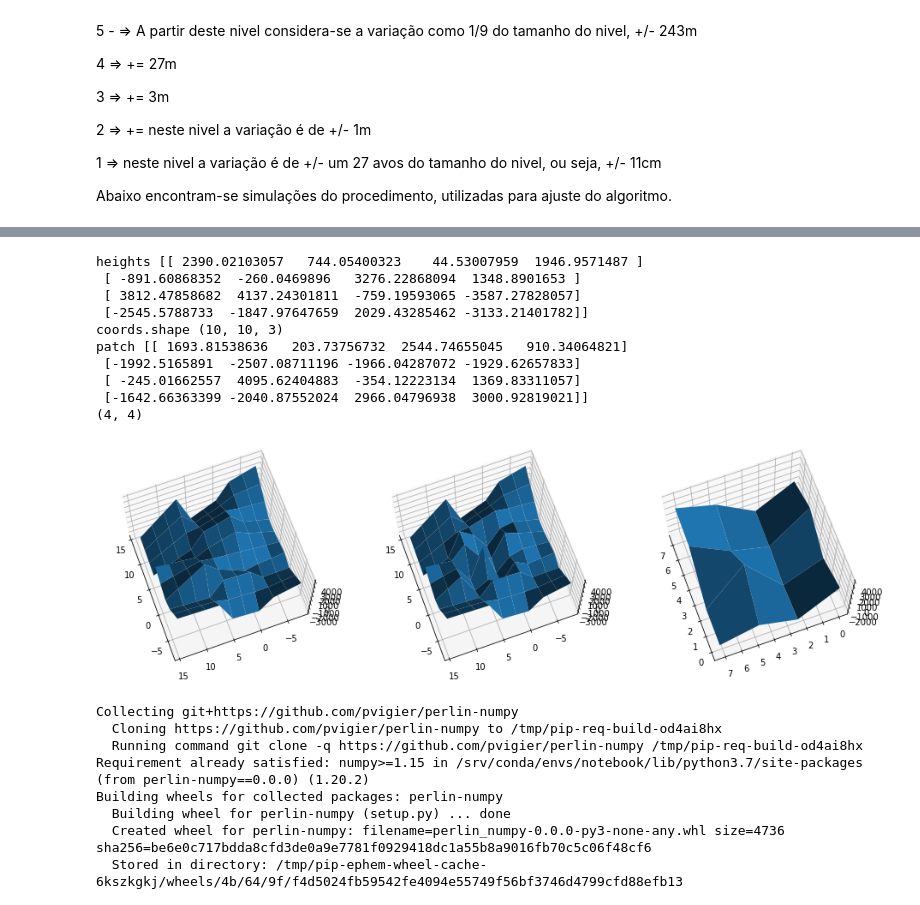
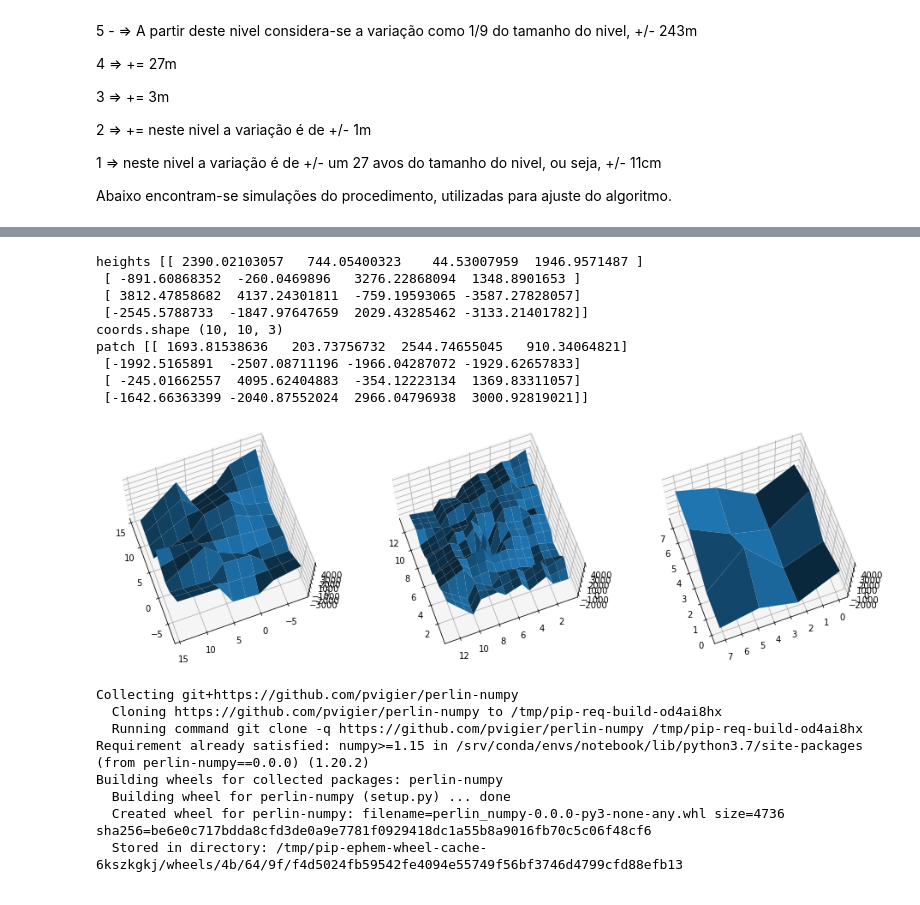
Before and after one commit to casson-projects-2020/active-bolt, a Jupyter notebook: 3d_engines_essays/skin-fork-3D.ipynb, the cells around one changed output, grey strips where cells are left out. Drawn from its saved outputs; the diff is of its cells as text; code cells hidden in the pictures.

```diff
--- a/3d_engines_essays/skin-fork-3D.ipynb
+++ b/3d_engines_essays/skin-fork-3D.ipynb
@@ -453,7 +453,6 @@ gridz = gridz * zstep / 3. + zb
 
 terrain.setLatLong( 0, 0, "a" )
 hmap, _ = terrain.get_territory( 1, 1 )
-print( hmap.shape )
 
 fig = plt.figure( figsize=( 16, 16 ))
 ax = fig.add_subplot( 131, projection='3d' )
@@ -469,38 +468,57 @@ ax2 = fig.add_subplot( 132, projection='3d' )
 # Plot a 3D surface
 ax2.view_init( 70, 160 )
 lod4 = gran.copy()
-lod4[ 3:7, 3:7 ] = hmap
-_ = ax2.plot_surface( gridx, gridz, lod4 )
+lod4 = lod4[ 2:8, 2:8 ]
+lod4d = np.zeros(( 16, 16 ))
+
+for y in range( 5 ):
+    for x in range( 5 ):
+        bl = ( lod4[ x, y ], 0, 0 )
+        br = ( lod4[ x+ 1, y ], 0, 0 )
+        tl = ( lod4[ x, y + 1 ], 0, 0 )
+        tr = ( lod4[ x+ 1, y + 1 ], 0, 0 )
+        quadr = terrain.interp_quad( bl, br, tl, tr, 4 )
+
+        lod4d[ x*3:4+x*3, y*3:4+y*3 ] = quadr[:,:,0]
+
+lod4d[ 6:10, 6:10 ] = hmap
+
+x = np.array( range( 16 )).astype( "float64" )
+igridx, igridz = np.meshgrid( x, x )
+
+igridx = igridx * xstep / 9. + xe + xstep / 9.
+igridz = igridz * zstep / 9. + ze + zstep / 9.
+
+_ = ax2.plot_surface( igridx, igridz, lod4d )
 
 
 x = np.array( range( 4 )).astype( "float64" )
 mgridx, mgridz = np.meshgrid( x, x )
 
 mgridx = mgridx * xstep / 3. + xe
 mgridz = mgridz * zstep / 3. + ze
 
 ax3 = fig.add_subplot( 133, projection='3d' )
 
 ax3.view_init( 70, 160 )
 _ = ax3.plot_surface( mgridx, mgridz, hmap )
 
 
 # TODO: parece q os 4 vertices da ponta do LOD 4 nao estao correspondendo
 # aos 4 do quad de lat/long, o que nao deveria acontecer, pq em teoria
 # eles estao sendo gerados pelo mesmo ruido, nos mesmos vertices
 # É preciso entender qual é o problema
 # %% [output]
 heights [[ 2390.02103057   744.05400323    44.53007959  1946.9571487 ]
  [ -891.60868352  -260.0469896   3276.22868094  1348.8901653 ]
  [ 3812.47858682  4137.24301811  -759.19593065 -3587.27828057]
  [-2545.5788733  -1847.97647659  2029.43285462 -3133.21401782]]
 coords.shape (10, 10, 3)
 patch [[ 1693.81538636   203.73756732  2544.74655045   910.34064821]
  [-1992.5165891  -2507.08711196 -1966.04287072 -1929.62657833]
  [ -245.01662557  4095.62404883  -354.12223134  1369.83311057]
  [-1642.66363399 -2040.87552024  2966.04796938  3000.92819021]]
-(4, 4)
-[figure, old version]
+[figure, new version]
 # %%
 !pip3 install git+https://github.com/pvigier/perlin-numpy
 # %% [output]
```
Also changed, not shown: parts of 1 cell of this notebook.
